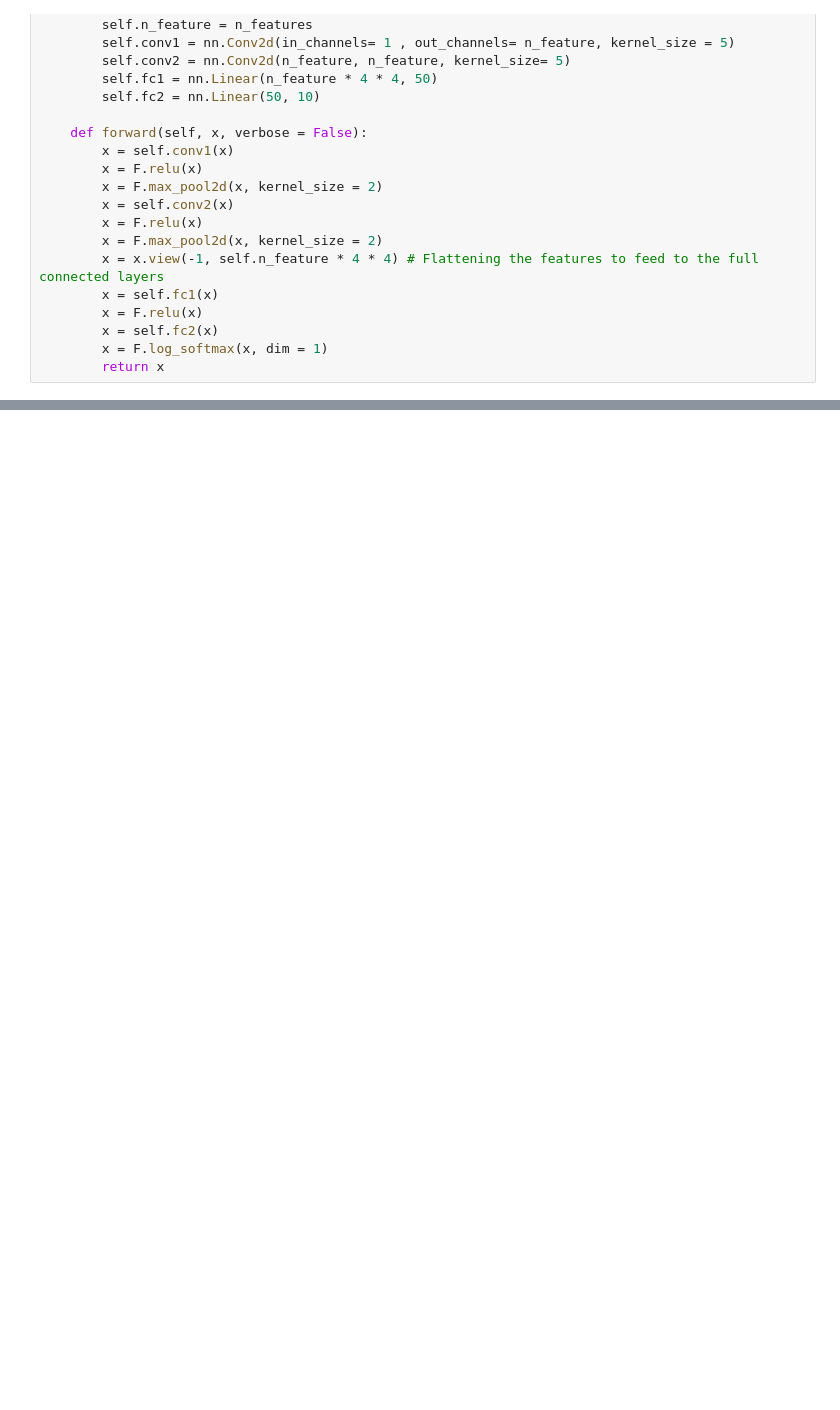
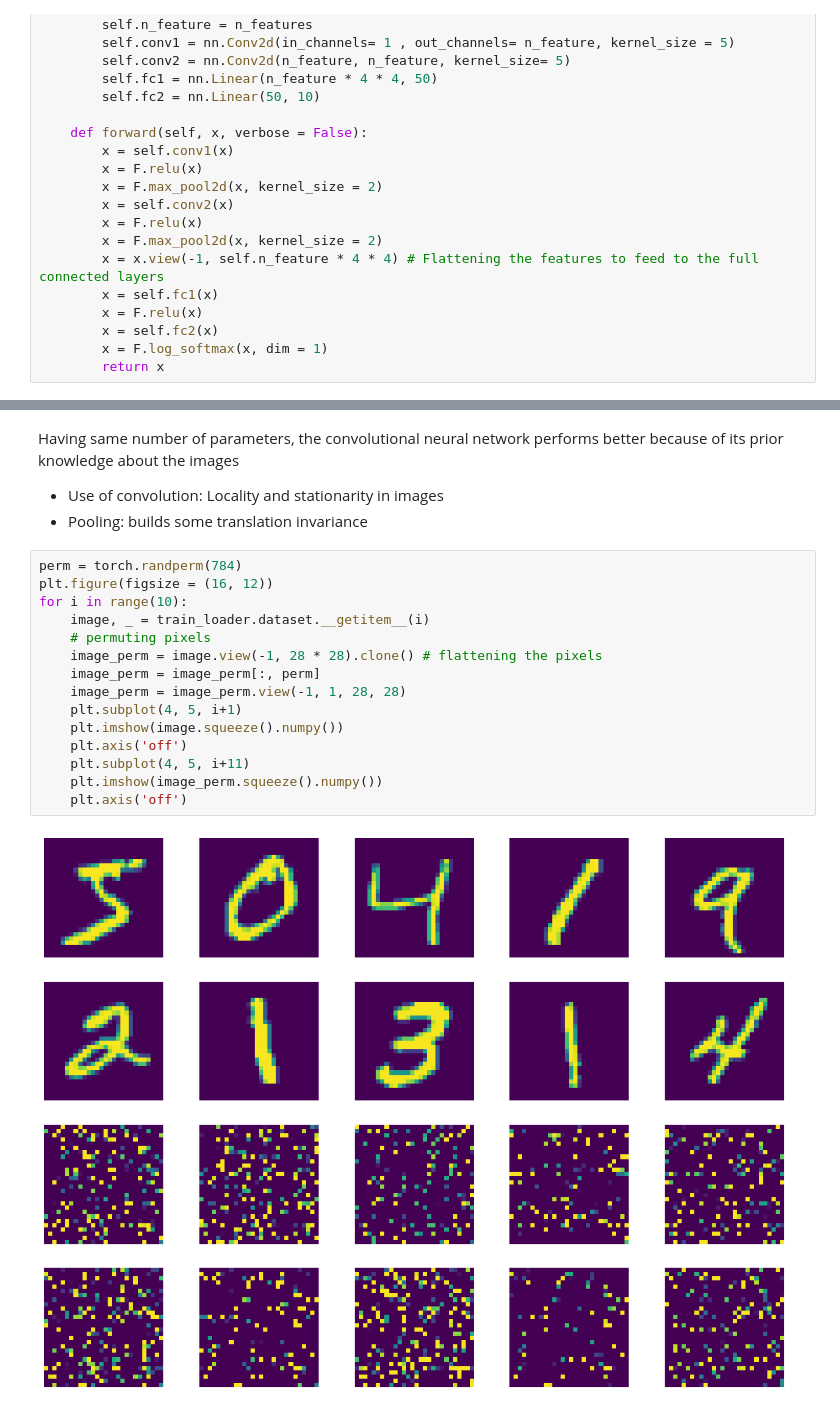
Before and after one commit to hashbanger/PyTorch_for_Deep_Learning, a Jupyter notebook: by_Yann_Lecun/Week3/06_ConvNet.ipynb, the cells around one changed output, grey strips where cells are left out. Drawn from its saved outputs; the diff is of its cells as text; blank space fills up the shorter version.

Commit message:
completed convolutional network

```diff
--- a/by_Yann_Lecun/Week3/06_ConvNet.ipynb
+++ b/by_Yann_Lecun/Week3/06_ConvNet.ipynb
@@ -99,0 +222,22 @@ Switching between CPU and GPU in PyTorch is controlled via a device string, whic
+# %% [markdown]
+Having same number of parameters, the convolutional neural network performs better because of its prior knowledge about the images
+
+- Use of convolution: Locality and stationarity in images
+- Pooling: builds some translation invariance
+# %%
+perm = torch.randperm(784)
+plt.figure(figsize = (16, 12))
+for i in range(10):
+    image, _ = train_loader.dataset.__getitem__(i)
+    # permuting pixels
+    image_perm = image.view(-1, 28 * 28).clone() # flattening the pixels
+    image_perm = image_perm[:, perm]
+    image_perm = image_perm.view(-1, 1, 28, 28)
+    plt.subplot(4, 5, i+1)
+    plt.imshow(image.squeeze().numpy())
+    plt.axis('off')
+    plt.subplot(4, 5, i+11)
+    plt.imshow(image_perm.squeeze().numpy())
+    plt.axis('off')
+# %% [output]
+[figure, added]
```
Also changed, not shown: parts of 14 cells of this notebook.
